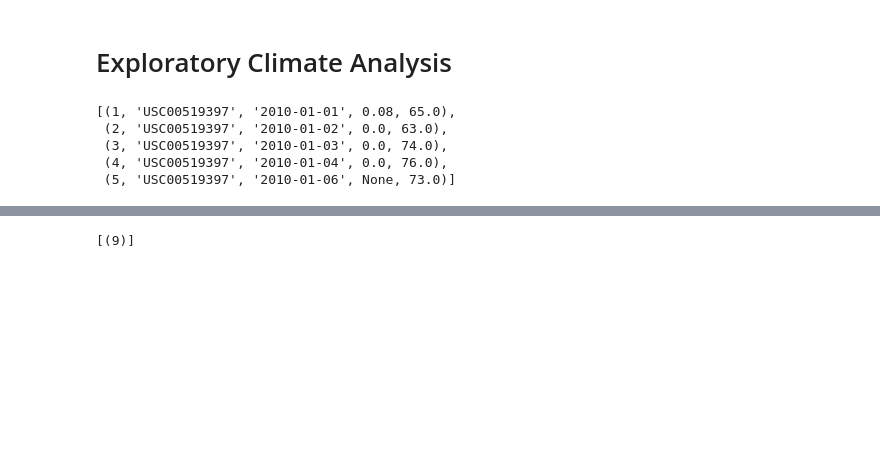
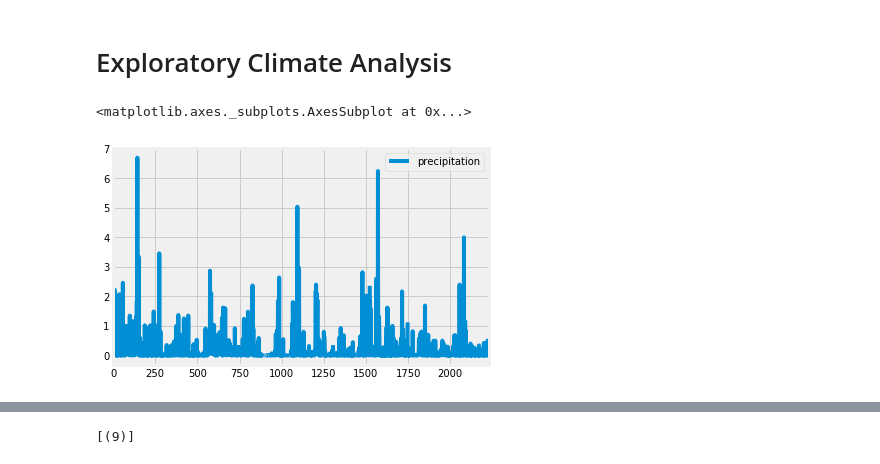
Before and after one commit to ehuey001/Advanced-SQL-Alchemy, a Jupyter notebook: climate_starter.ipynb, the cells around one changed output, grey strips where cells are left out. Drawn from its saved outputs; the diff is of its cells as text; code cells hidden in the pictures; blank space fills up the shorter version.

```diff
--- a/climate_starter.ipynb
+++ b/climate_starter.ipynb
@@ -40,29 +40,35 @@ session = Session(engine)
 # %%
 # Design a query to retrieve the last 12 months of precipitation data and plot the results
 engine.execute('SELECT * FROM measurement LIMIT 5').fetchall()
 
-session.query(func.count(Measurement.date))
+session.query(func.count(Measurement.date)).all()
 
 # inspector = inspect(engine)
 # columns = inspector.get_columns('measurement')
 # for column in columns:
 #     print(column["name"], column["type"])
 # Date is a Text type
+
 # Calculate the date 1 year ago from the last data point in the database
+session.query(Measurement.date).order_by(Measurement.date.desc()).first()
+# prev_year = dt.date(2017, 8, 23) - dt.timedelta(days=365) is viable here
+
+# for entry in date_list:
+#     entry.replace(',','')
 
 # Perform a query to retrieve the data and precipitation scores
+dateprcp = session.query(Measurement.date, Measurement.prcp).\
+filter(Measurement.date >= '2016-08-23').order_by(Measurement.date).all()
 
 # Save the query results as a Pandas DataFrame and set the index to the date column
-
-# Sort the dataframe by date
+df = pd.DataFrame(dateprcp, columns=["date", "precipitation"])
+df
 
 # Use Pandas Plotting with Matplotlib to plot the data
+df.plot(x_compat=True)
 # %% [output]
-[(1, 'USC00519397', '2010-01-01', 0.08, 65.0),
- (2, 'USC00519397', '2010-01-02', 0.0, 63.0),
- (3, 'USC00519397', '2010-01-03', 0.0, 74.0),
- (4, 'USC00519397', '2010-01-04', 0.0, 76.0),
- (5, 'USC00519397', '2010-01-06', None, 73.0)]
+<matplotlib.axes._subplots.AxesSubplot at 0x...>
+[figure, added]
 # %% [markdown]
 ![precipitation](Images/precipitation.png)
 # %%
```
Also changed, not shown: parts of 11 cells of this notebook.
